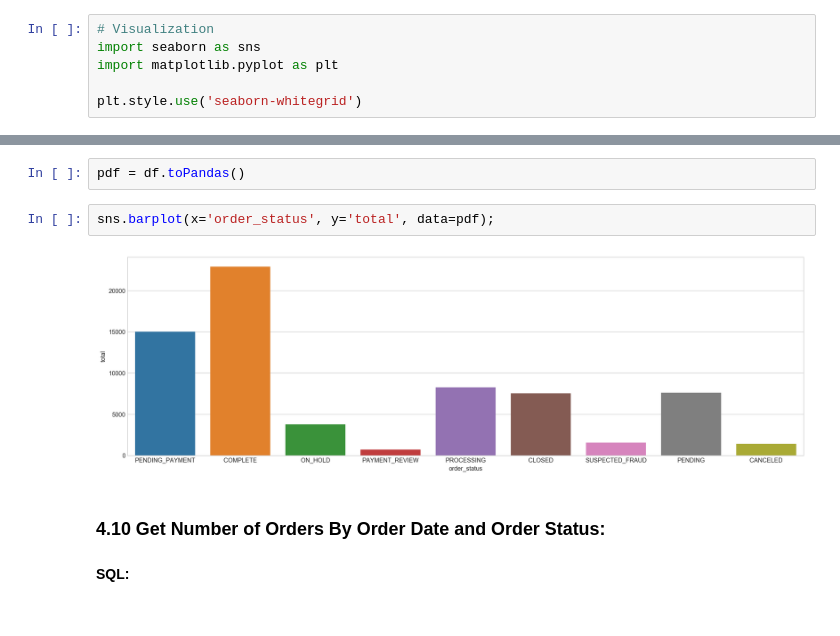
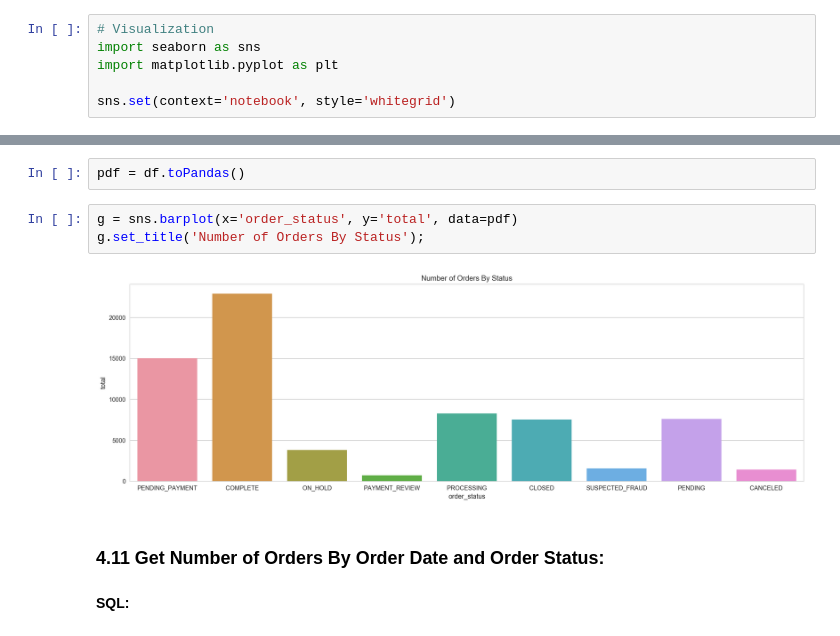
Before and after one commit to anindya-saha/Data-Science-with-Spark, a Jupyter notebook: retail-database-analysis.ipynb, the cells around one changed output, grey strips where cells are left out. Saved outputs shown, nothing was run; the diff lists cells and outputs as text.

```diff
--- a/retail-database-analysis.ipynb
+++ b/retail-database-analysis.ipynb
@@ -20,7 +20,7 @@ from pyspark.sql.functions import udf, col
 import seaborn as sns
 import matplotlib.pyplot as plt
 
-plt.style.use('seaborn-whitegrid')
+sns.set(context='notebook', style='whitegrid')
 # %%
 # this allows plots to appear directly in the notebook
 %matplotlib inline
@@ -943,11 +1034,12 @@ df.show()
 # %%
 pdf = df.toPandas()
 # %%
-sns.barplot(x='order_status', y='total', data=pdf);
+g = sns.barplot(x='order_status', y='total', data=pdf)
+g.set_title('Number of Orders By Status');
 # %% [output]
-[figure, old version]
+[figure, new version]
 # %% [markdown]
-### 4.10 Get Number of Orders By Order Date and Order Status:
+### 4.11 Get Number of Orders By Order Date and Order Status:
 # %% [markdown]
 **SQL:**
 # %%
```
Also changed, not shown: parts of 34 cells of this notebook, 2 other files.
